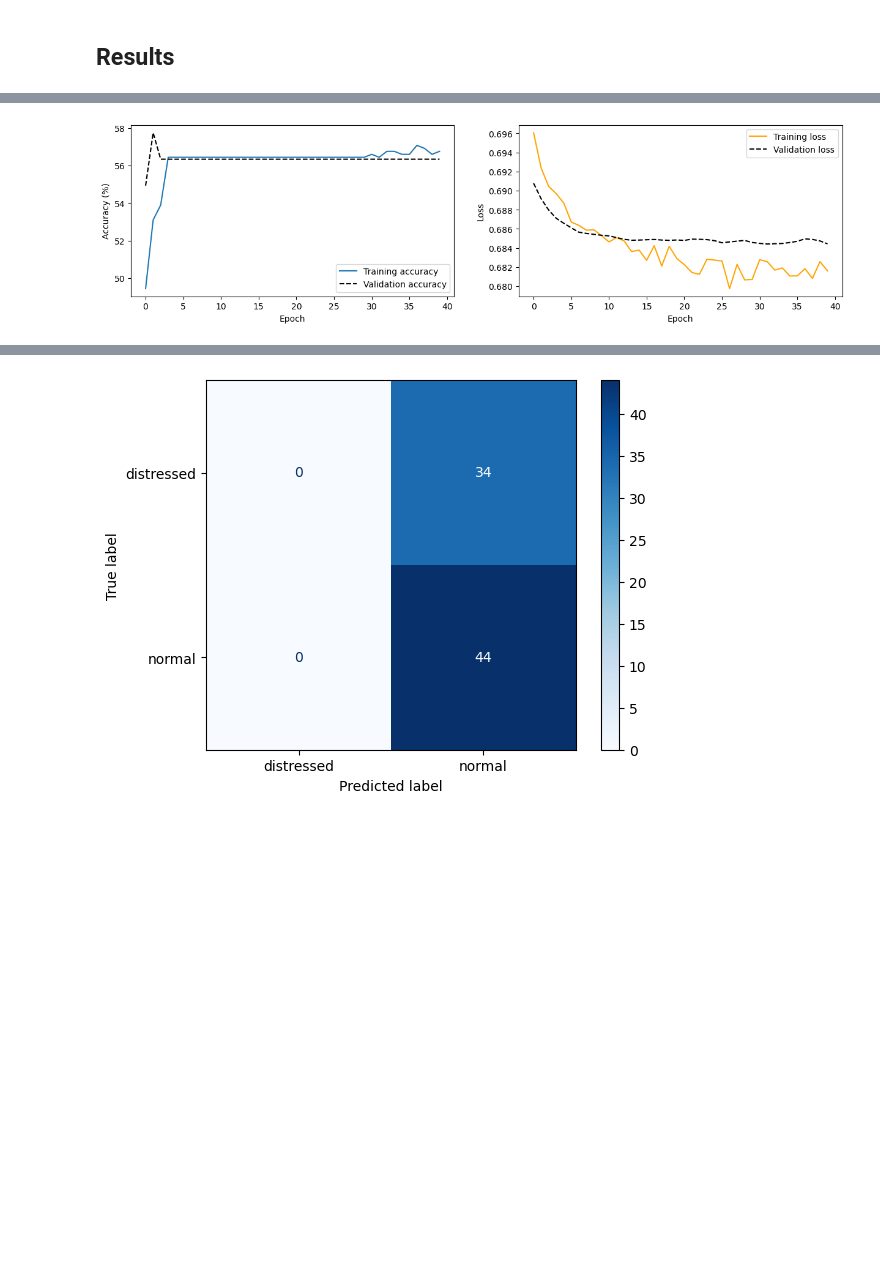
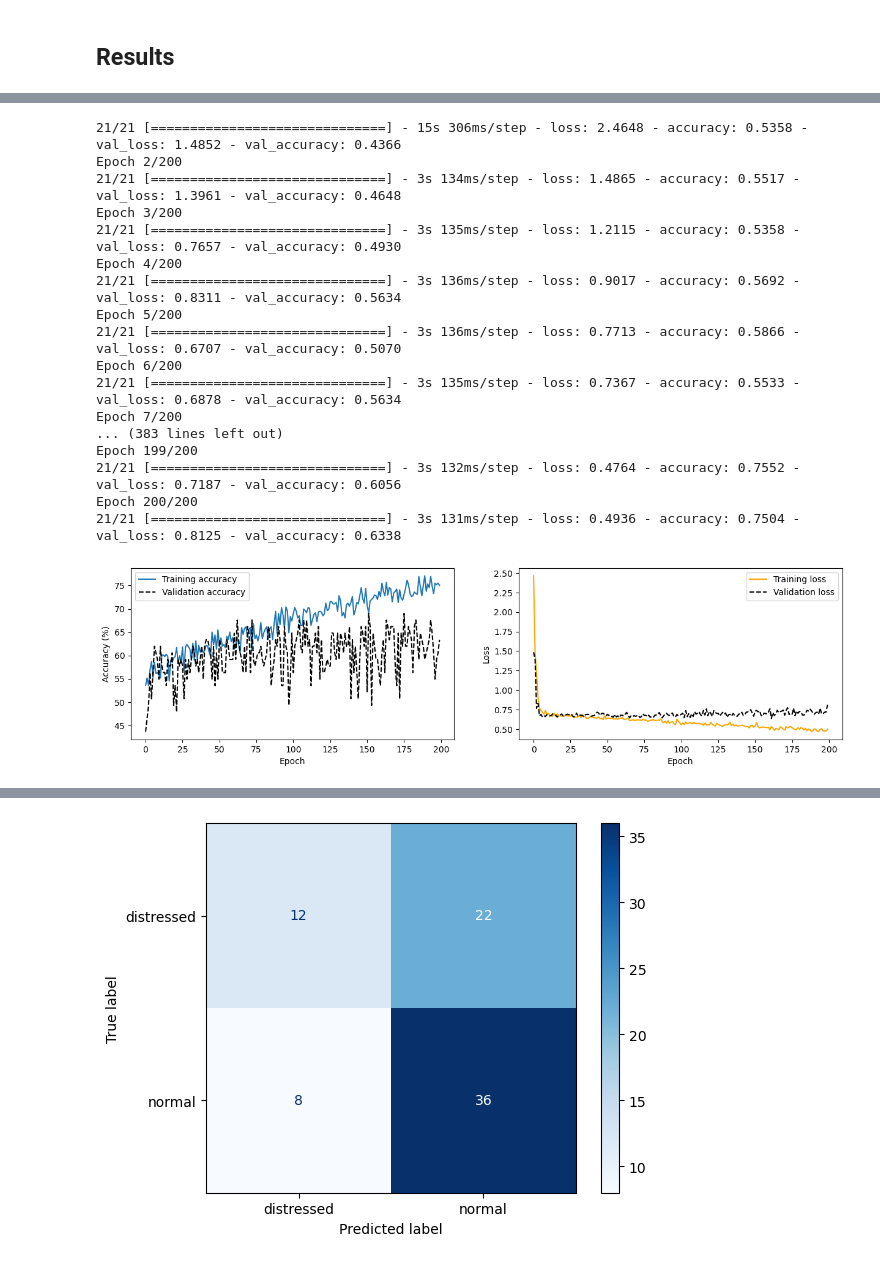
Before and after one commit to birth-outcomes/ctg_exploratory, a Jupyter notebook: 09_daydulo_resnet50.ipynb, the cells around one changed output, grey strips where cells are left out. Drawn from its saved outputs; the diff is of its cells as text; code cells hidden in the pictures; blank space fills up the shorter version.

Commit message:
2 dropout and 1000 dense with 200 epochs: overfitting

```diff
--- a/09_daydulo_resnet50.ipynb
+++ b/09_daydulo_resnet50.ipynb
@@ -232,10 +218,10 @@ def resnet(epochs=100, dropout_1=False, layer_1000=False, dropout_2=False):
 
     # Import the pre-train ResNet50 model
     imported_model= tf.keras.applications.ResNet50(
-        include_top=True,
+        include_top=False, # Excludes final pooling and fully connected layers
         weights='imagenet',
         input_shape=(height, width, 3),
-        pooling='avg') # Applies global average pooling to the output of the last convolutional block
+        pooling='avg') # Applies average pooling to the output of the last convolutional block
     for layer in imported_model.layers:
         layer.trainable=False # Ensures the parameters and weights are not trained again to speed up training process
 
@@ -378,3 +345,3 @@ Epoch 40/40
 # %%
-resnet(epochs=40, dropout_1=True)
+resnet(epochs=200, dropout_1=True, layer_1000=True, dropout_2=True)
 # %% [output]
@@ -398 +373,18 @@ Epoch 40/40
+21/21 [==============================] - 15s 306ms/step - loss: 2.4648 - accuracy: 0.5358 - val_loss: 1.4852 - val_accuracy: 0.4366
+Epoch 2/200
+21/21 [==============================] - 3s 134ms/step - loss: 1.4865 - accuracy: 0.5517 - val_loss: 1.3961 - val_accuracy: 0.4648
+Epoch 3/200
+21/21 [==============================] - 3s 135ms/step - loss: 1.2115 - accuracy: 0.5358 - val_loss: 0.7657 - val_accuracy: 0.4930
+Epoch 4/200
+21/21 [==============================] - 3s 136ms/step - loss: 0.9017 - accuracy: 0.5692 - val_loss: 0.8311 - val_accuracy: 0.5634
+Epoch 5/200
+21/21 [==============================] - 3s 136ms/step - loss: 0.7713 - accuracy: 0.5866 - val_loss: 0.6707 - val_accuracy: 0.5070
+Epoch 6/200
+21/21 [==============================] - 3s 135ms/step - loss: 0.7367 - accuracy: 0.5533 - val_loss: 0.6878 - val_accuracy: 0.5634
+Epoch 7/200
+... (383 lines left out)
+Epoch 199/200
+21/21 [==============================] - 3s 132ms/step - loss: 0.4764 - accuracy: 0.7552 - val_loss: 0.7187 - val_accuracy: 0.6056
+Epoch 200/200
+21/21 [==============================] - 3s 131ms/step - loss: 0.4936 - accuracy: 0.7504 - val_loss: 0.8125 - val_accuracy: 0.6338
-[figure, old version]
+[figure, new version]
@@ -402 +394 @@ Epoch 40/40
-[figure, old version]
+[figure, new version]
```
Also changed, not shown: parts of 11 cells of this notebook.
